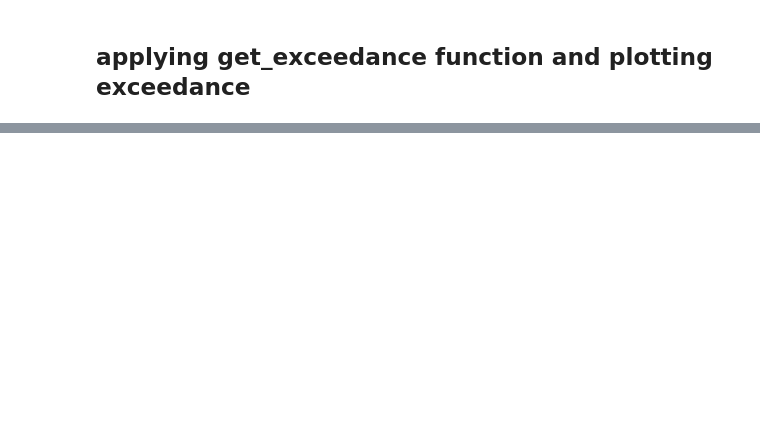
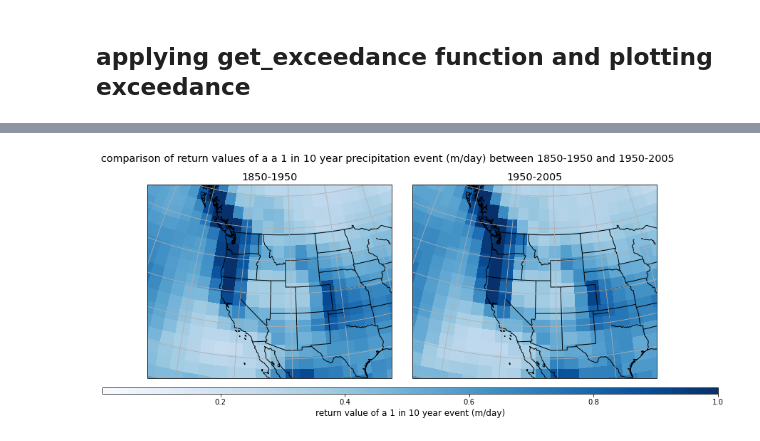
Before and after one commit to nabigac/intro_climate_data, a Jupyter notebook: 07_exceedance_plots.ipynb, the cells around one changed output, grey strips where cells are left out. Saved outputs shown, nothing was run; the diff lists cells and outputs as text; code cells hidden in the pictures; blank space fills up the shorter version.

```diff
--- a/07_exceedance_plots.ipynb
+++ b/07_exceedance_plots.ipynb
@@ -186,0 +174,57 @@ plt.show()
+# %%
+da_1850_1950 = da_1850_1950.stack(allpoints=['lon','lat']).squeeze()
+da_1950_2005 = da_1950_2005.stack(allpoints=['lon','lat']).squeeze()
+# %%
+da_1850_1950 = da_1850_1950.groupby('allpoints')
+da_1950_2005 = da_1950_2005.groupby('allpoints')
+# %%
+return_values_1850_1950 = da_1850_1950.apply(get_return_value, return_year=10)
+return_values_1950_2005 = da_1950_2005.apply(get_return_value, return_year=10)
+# %%
+return_values_1850_1950 = return_values_1850_1950.unstack('allpoints').transpose()
+return_values_1950_2005 = return_values_1950_2005.unstack('allpoints').transpose()
+# %%
+fig, (ax1, ax2) = plt.subplots(1,2, figsize=[20,6], subplot_kw={"projection": ccrs.Orthographic(-112,42)})
+fig.suptitle('comparison of return values of a a 1 in 10 year precipitation event (m/day) between 1850-1950 and 1950-2005 ', fontsize='x-large')
+
+
+cf1 = ax1.pcolormesh(return_values_1850_1950.lon, return_values_1850_1950.lat,
+                             return_values_1850_1950,
+                             transform=ccrs.PlateCarree(),
+                             cmap=cm.Blues, vmax=1)
+ax1.set_extent([-135,-93,25,55])
+ax1.coastlines()
+ax1.gridlines()
+ax1.add_feature(cfeature.BORDERS)
+ax1.add_feature(cfeature.NaturalEarthFeature(category='cultural',
+                                    name='admin_1_states_provinces_lines',
+                                    scale='110m',facecolor='None'),
+               edgecolor='k')
+ax1.set_title('1850-1950',
+             fontsize='x-large')
+
+
+cf2 = ax2.pcolormesh(return_values_1950_2005.lon, return_values_1950_2005.lat,
+                             return_values_1950_2005,
+                             transform=ccrs.PlateCarree(),
+                             cmap=cm.Blues, vmax=1)
+ax2.set_extent([-135,-93,25,55])
+ax2.coastlines()
+ax2.gridlines()
+ax2.add_feature(cfeature.BORDERS)
+ax2.add_feature(cfeature.NaturalEarthFeature(category='cultural',
+                                    name='admin_1_states_provinces_lines',
+                                    scale='110m',facecolor='None'),
+               edgecolor='k')
+ax2.set_title('1950-2005',
+             fontsize='x-large')
+
+
+fig.subplots_adjust(bottom=0.25, wspace=-0.5)
+cbar_ax = fig.add_axes([0.22, 0.2, 0.6, 0.02])
+cbar=fig.colorbar(cf2, cax=cbar_ax, orientation='horizontal')
+cbar.ax.set_xlabel('return value of a 1 in 10 year event (m/day)', fontsize='large')
+
+plt.show()
+# %% [output]
+[figure, added]
```
Also changed, not shown: parts of 5 cells of this notebook.
